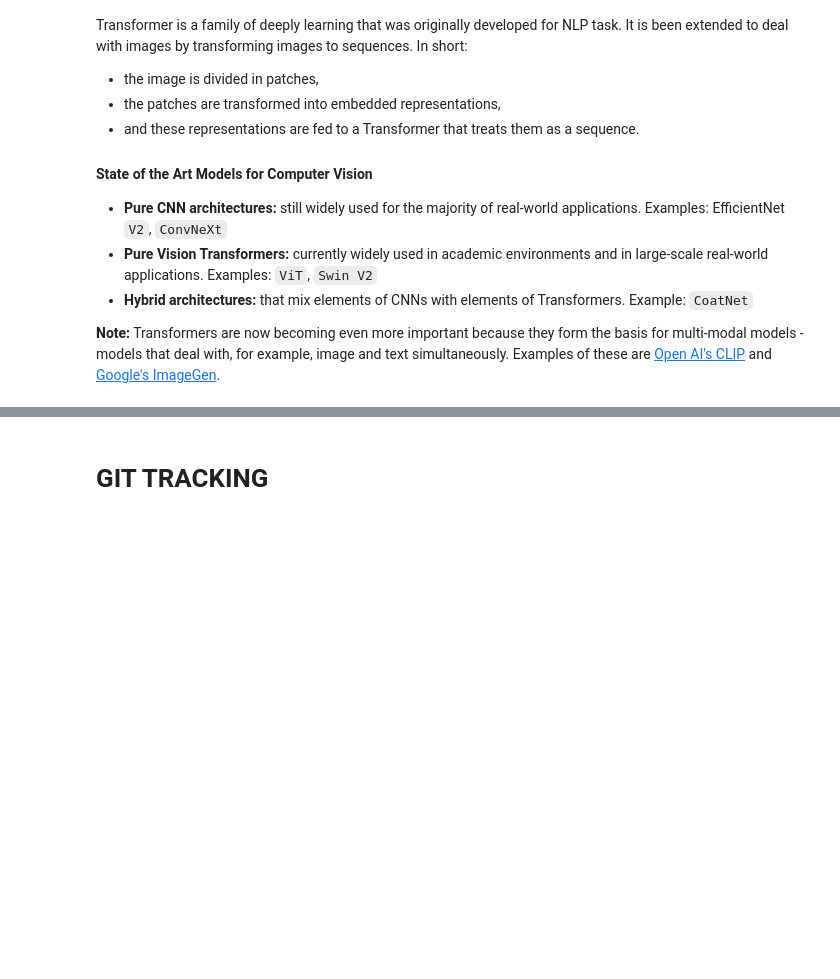
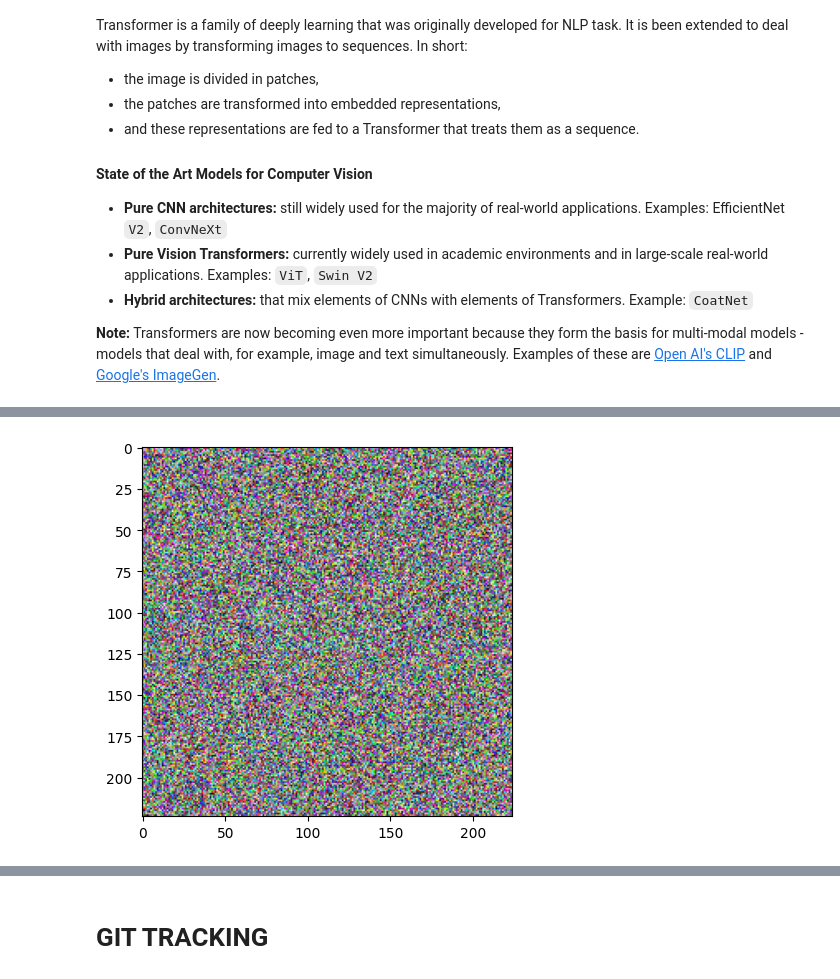
Before and after one commit to omogbolahan94/Transfer-Learning-in-CNN, a Jupyter notebook: transfer_learning_CNN.ipynb, the cells around one changed output, grey strips where cells are left out. Saved outputs shown, nothing was run; the diff lists cells and outputs as text; code cells hidden in the pictures; blank space fills up the shorter version.

```diff
--- a/transfer_learning_CNN.ipynb
+++ b/transfer_learning_CNN.ipynb
@@ -47,0 +118,7 @@ Transformer is a family of deeply learning that was originally developed for NLP
+# %%
+random_image = torch.rand((1, 3, 224, 224))
+
+plt.imshow(random_image.squeeze(0).permute(1, 2, 0))
+plt.show()
+# %% [output]
+[figure, added]
```
Also changed, not shown: parts of 9 cells of this notebook.
